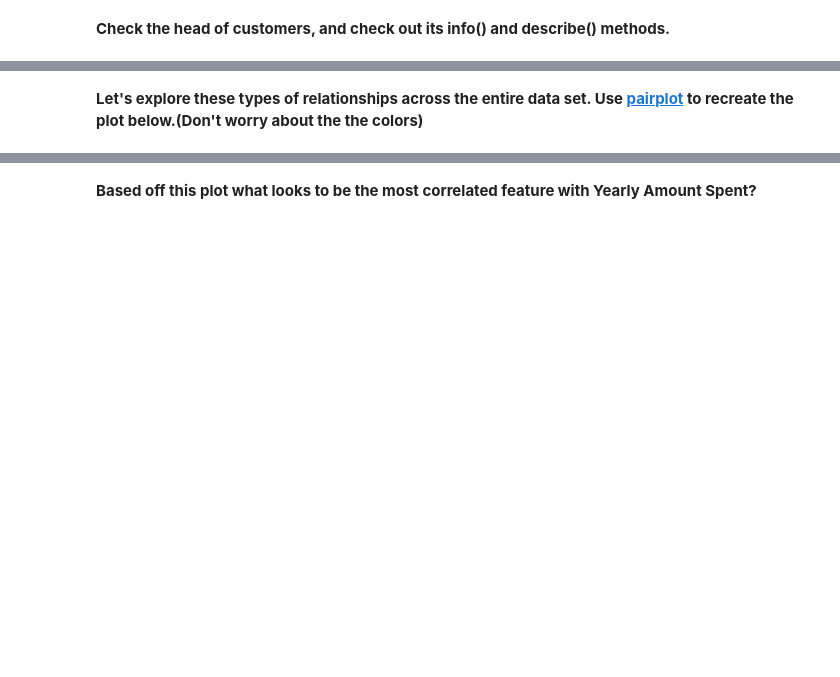
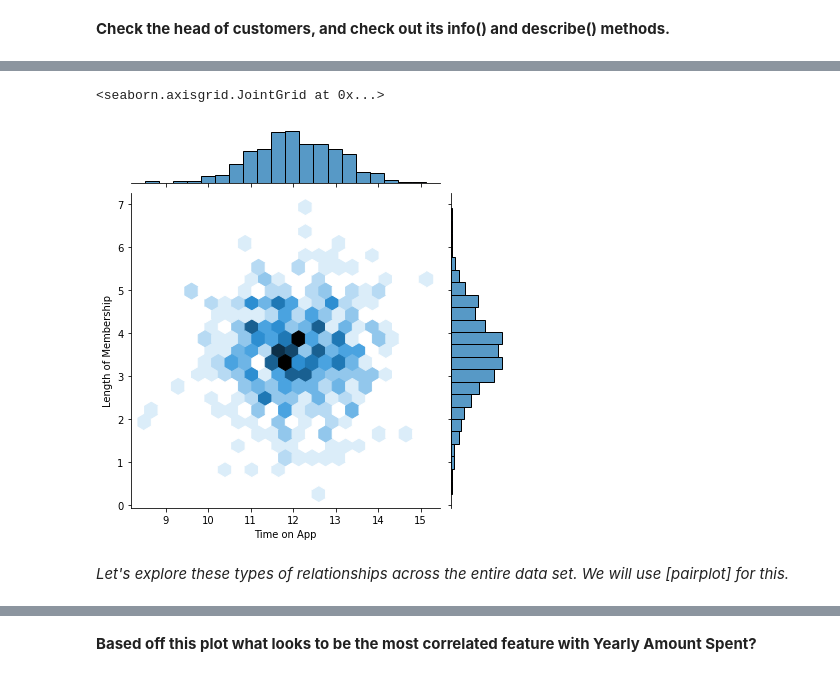
Before and after one commit to abhi1ranjan/ML-Algorithm_Practise, a Jupyter notebook: Linear_Regression_Project.ipynb, the cells around one changed output, grey strips where cells are left out. Cells and saved outputs as stored; diff of their text form; code cells hidden in the pictures; blank space fills up the shorter version.

```diff
--- a/Linear_Regression_Project.ipynb
+++ b/Linear_Regression_Project.ipynb
@@ -85,2 +93,9 @@ ___
+# %%
+sns.jointplot(customers['Time on App'],customers['Length of Membership'],kind = 'hex')
+
+# sns.jointplot(data = customers,x='Time on App',y = 'Length of Membership',kind = 'hex')
+# %% [output]
+<seaborn.axisgrid.JointGrid at 0x...>
+[figure, added]
 # %% [markdown]
-**Let's explore these types of relationships across the entire data set. Use [pairplot](https://stanford.edu/~mwaskom/software/seaborn/tutorial/axis_grids.html#plotting-pairwise-relationships-with-pairgrid-and-pairplot) to recreate the plot below.(Don't worry about the the colors)**
+*Let's explore these types of relationships across the entire data set. We will use [pairplot] for this.*
```
Also changed, not shown: parts of 67 cells of this notebook.
